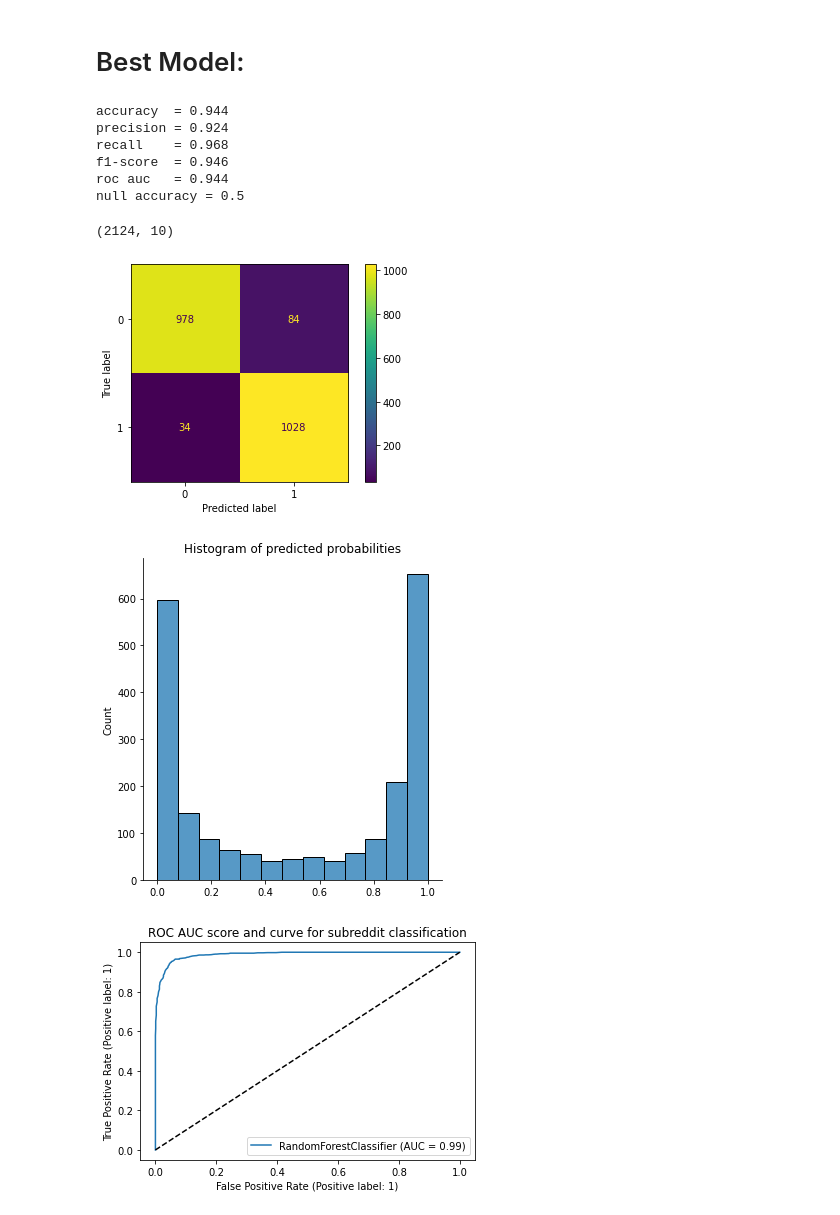
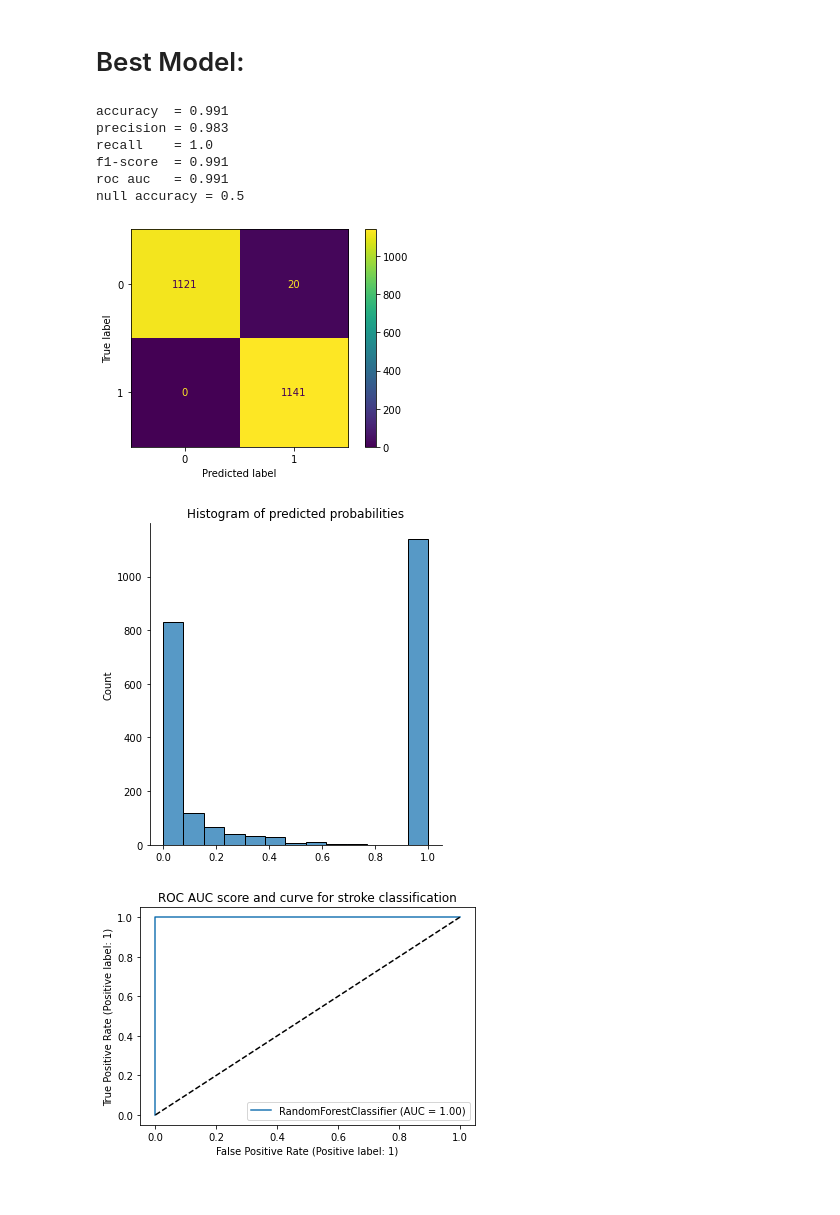
Before and after one commit to csinnott0219/Projects, a Jupyter notebook: Works_in_progress/stroke_prediction/01_stroke_model_test.ipynb, the cells around one changed output. Drawn from its saved outputs; the diff is of its cells as text; code cells hidden in the pictures.

Commit message:
stroke prediction

```diff
--- a/Works_in_progress/stroke_prediction/01_stroke_model_test.ipynb
+++ b/Works_in_progress/stroke_prediction/01_stroke_model_test.ipynb
@@ -111,7 +114,7 @@ Name: stroke, dtype: int64
 # %% [markdown]
 Removing outliers:
 # %%
-iso = IsolationForest(n_estimators = 1000, contamination = 0.1)
+iso = IsolationForest(n_estimators = 1000, contamination = 0.03)
 # %%
 outs = pd.Series(iso.fit_predict(df[['bmi', 'avg_glucose_level']]), name = 'outliers')
 # %%
@@ -229,5 +232,5 @@ num_cols = ['age', 'avg_glucose_level', 'bmi']
 # %%
 df[num_cols] = ss.fit_transform(df[num_cols])
 # %%
-X = df.drop(columns = ['stroke', 'id'])
+X = df.drop(columns = ['stroke', 'id', 'outliers'])
 y = df.stroke
@@ -241,6 +244,8 @@ rs = RandomOverSampler()
 X, y = rs.fit_resample(X, y)
 # %%
 X_train, X_test, y_train, y_test = train_test_split(X, y, stratify = y)
+# %%
+rf = RandomForestClassifier()
 # %%
 rf.fit(X_train, y_train)
 # %% [output]
@@ -430,8 +430,8 @@ def stroke_predictor (df):
     X = df.drop(columns = ['stroke', 'id', 'outliers'])
     y = df.stroke
 
-    sm = SMOTENC(categorical_features = [0, 2])
-    X, y = sm.fit_resample(X, y)
+    ros = RandomOverSampler()
+    X, y = ros.fit_resample(X, y)
 
     X_train, X_test, y_train, y_test = train_test_split(X, y, stratify = y)
 
@@ -450,34 +450,30 @@ def stroke_predictor (df):
 # %%
 model, X_train, X_test, y_train, y_test, y_pred = stroke_predictor(df)
 # %% [output]
-accuracy  = 0.944
-precision = 0.924
-recall    = 0.968
-f1-score  = 0.946
-roc auc   = 0.944
+accuracy  = 0.991
+precision = 0.983
+recall    = 1.0
+f1-score  = 0.991
+roc auc   = 0.991
 null accuracy = 0.5
-# %%
-X_test.shape
-# %% [output]
-(2124, 10)
 # %%
 plot_confusion_matrix(model, X_test, y_test);
 # %% [output]
-[figure, old version]
+[figure, new version]
 # %%
 y_pred_prob = model.predict_proba(X_test)
 # %%
 sns.displot(y_pred_prob[:, 1]);
 plt.title('Histogram of predicted probabilities');
 # %% [output]
-[figure, old version]
+[figure, new version]
 # %%
 plot_roc_curve(model, X_test, y_test)
-plt.title('ROC AUC score and curve for subreddit classification');
+plt.title('ROC AUC score and curve for stroke classification');
 plt.plot([0,1], [0,1], 'k--')
 plt.show();
 # %% [output]
-[figure, old version]
+[figure, new version]
 # %%
 feat_names = [i for i in X_train]
 # %%
```
Also changed, not shown: parts of 22 cells of this notebook, 1 other file.
